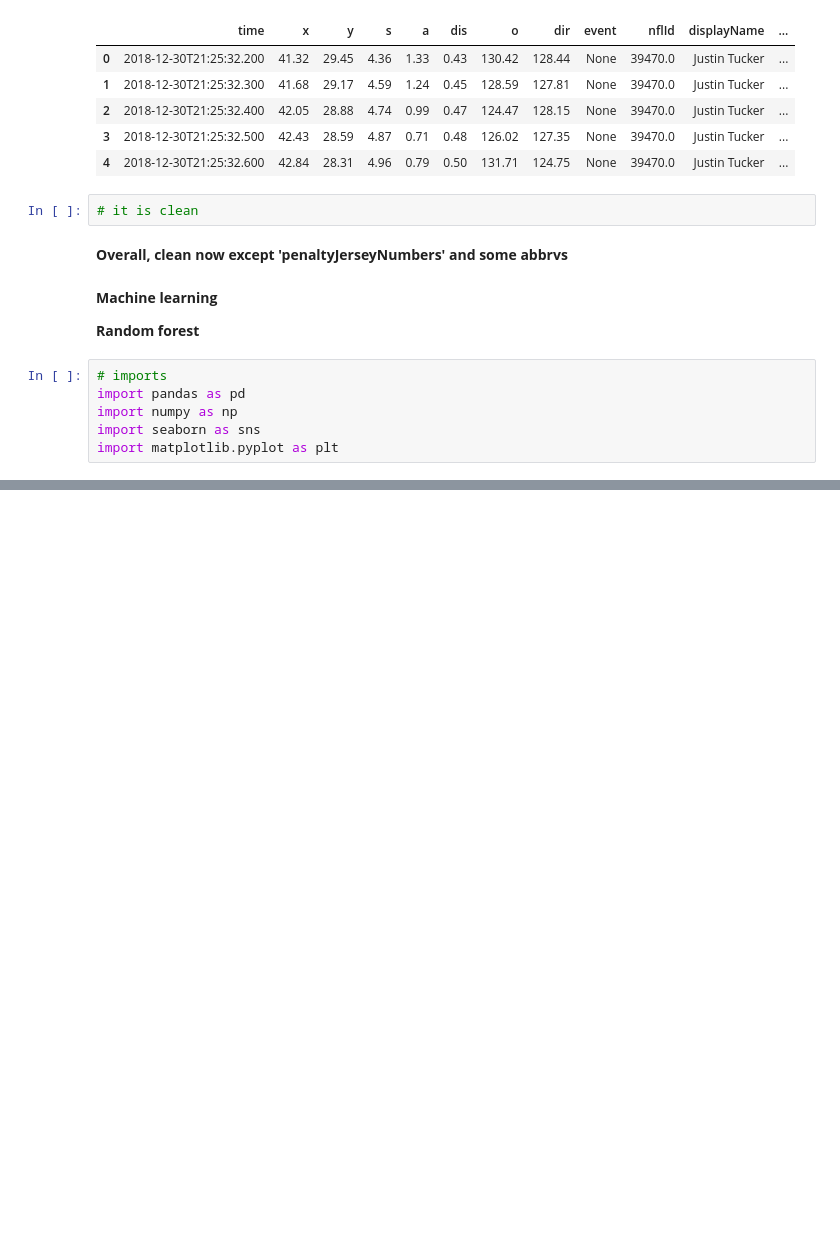
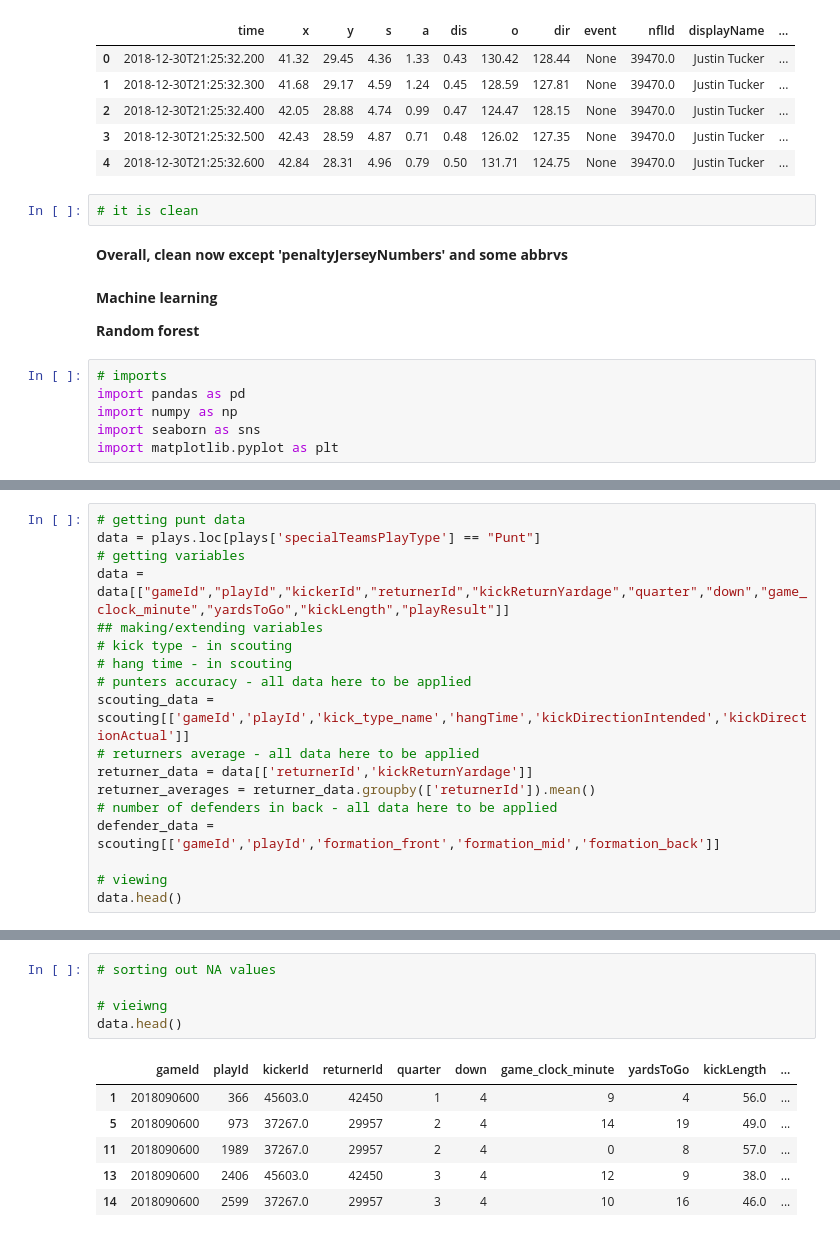
Before and after one commit to nik262/NFL-DATA-SCIENCE-PROJECT, a Jupyter notebook: Basic_Random_Forest.ipynb, the cells around one changed output, grey strips where cells are left out. Cells and saved outputs as stored; diff of their text form; blank space fills up the shorter version.

```diff
--- a/Basic_Random_Forest.ipynb
+++ b/Basic_Random_Forest.ipynb
@@ -403,0 +376,18 @@ csv.head()
+# %%
+# getting punt data
+data = plays.loc[plays['specialTeamsPlayType'] == "Punt"]
+# getting variables
+data = data[["gameId","playId","kickerId","returnerId","kickReturnYardage","quarter","down","game_clock_minute","yardsToGo","kickLength","playResult"]]
+## making/extending variables
+# kick type - in scouting
+# hang time - in scouting
+# punters accuracy - all data here to be applied
+scouting_data = scouting[['gameId','playId','kick_type_name','hangTime','kickDirectionIntended','kickDirectionActual']]
+# returners average - all data here to be applied
+returner_data = data[['returnerId','kickReturnYardage']]
+returner_averages = returner_data.groupby(['returnerId']).mean()
+# number of defenders in back - all data here to be applied
+defender_data = scouting[['gameId','playId','formation_front','formation_mid','formation_back']]
+
+# viewing
+data.head()
@@ -403,0 +410,12 @@ csv.head()
+# %%
+# sorting out NA values
+
+# vieiwng
+data.head()
+# %% [output]
+|  | gameId | playId | kickerId | returnerId | quarter | down | game_clock_minute | yardsToGo | kickLength | ... |
+| 1 | 2018090600 | 366 | 45603.0 | 42450 | 1 | 4 | 9 | 4 | 56.0 | ... |
+| 5 | 2018090600 | 973 | 37267.0 | 29957 | 2 | 4 | 14 | 19 | 49.0 | ... |
+| 11 | 2018090600 | 1989 | 37267.0 | 29957 | 2 | 4 | 0 | 8 | 57.0 | ... |
+| 13 | 2018090600 | 2406 | 45603.0 | 42450 | 3 | 4 | 12 | 9 | 38.0 | ... |
+| 14 | 2018090600 | 2599 | 37267.0 | 29957 | 3 | 4 | 10 | 16 | 46.0 | ... |
```
Also changed, not shown: parts of 8 cells of this notebook.
